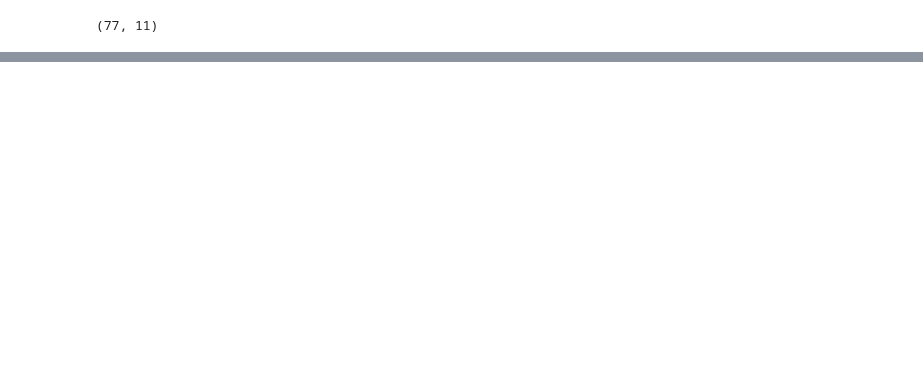
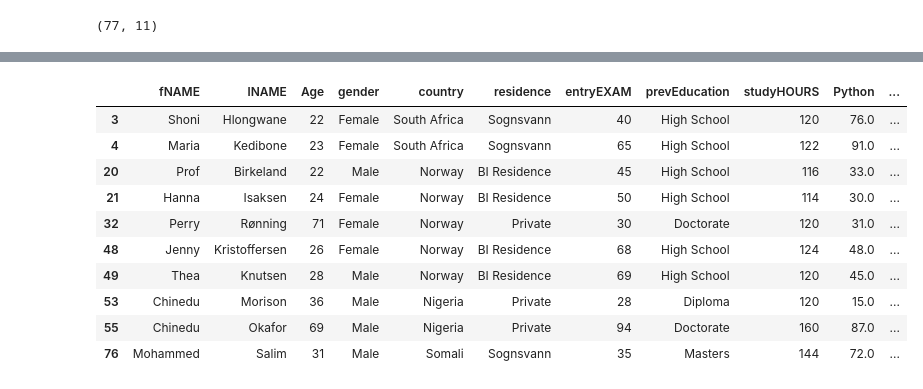
Before and after one commit to AhmMag93/Data-Cleaning-DEPI, a Jupyter notebook: Data Cleaning.ipynb, the cells around one changed output, grey strips where cells are left out. Cells and saved outputs as stored; diff of their text form; code cells hidden in the pictures; blank space fills up the shorter version.

```diff
--- a/Data Cleaning.ipynb
+++ b/Data Cleaning.ipynb
@@ -64,0 +296,5 @@ df.shape
+# %%
+df_num = df.select_dtypes(include = ["float64", "int64"])
+for column in df_num.columns:
+    sns.boxplot(data = df_num[column])
+    plt.show()
@@ -64,0 +313,3 @@ df.shape
+# %%
+Q1 = df_num.quantile(0.25)
+Q1
@@ -64,0 +323,3 @@ df.shape
+# %%
+Q3 = df_num.quantile(0.75)
+Q3
@@ -64,0 +333,3 @@ df.shape
+# %%
+IQR = Q3 - Q1
+IQR
@@ -64,0 +379,16 @@ df.shape
+# %%
+mask = ((df_num < (Q1 - 1.5 * IQR)) | (df_num > (Q3 + 1.5 * IQR)))
+outliers2 = df[mask.any(axis = 1)]
+outliers2
+# %% [output]
+|  | fNAME | lNAME | Age | gender | country | residence | entryEXAM | prevEducation | studyHOURS | Python | ... |
+| 3 | Shoni | Hlongwane | 22 | Female | South Africa | Sognsvann | 40 | High School | 120 | 76.0 | ... |
+| 4 | Maria | Kedibone | 23 | Female | South Africa | Sognsvann | 65 | High School | 122 | 91.0 | ... |
+| 20 | Prof | Birkeland | 22 | Male | Norway | BI Residence | 45 | High School | 116 | 33.0 | ... |
+| 21 | Hanna | Isaksen | 24 | Female | Norway | BI Residence | 50 | High School | 114 | 30.0 | ... |
+| 32 | Perry | Rønning | 71 | Female | Norway | Private | 30 | Doctorate | 120 | 31.0 | ... |
+| 48 | Jenny | Kristoffersen | 26 | Female | Norway | BI Residence | 68 | High School | 124 | 48.0 | ... |
+| 49 | Thea | Knutsen | 28 | Male | Norway | BI Residence | 69 | High School | 120 | 45.0 | ... |
+| 53 | Chinedu | Morison | 36 | Male | Nigeria | Private | 28 | Diploma | 120 | 15.0 | ... |
+| 55 | Chinedu | Okafor | 69 | Male | Nigeria | Private | 94 | Doctorate | 160 | 87.0 | ... |
+| 76 | Mohammed | Salim | 31 | Male | Somali | Sognsvann | 35 | Masters | 144 | 72.0 | ... |
```
Also changed, not shown: parts of 40 cells of this notebook, 2 other files.
